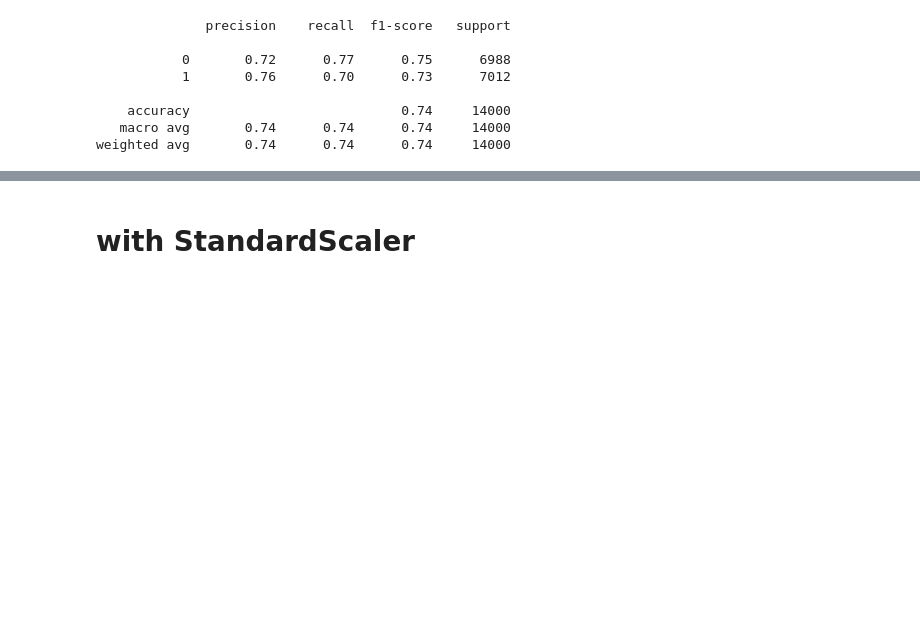
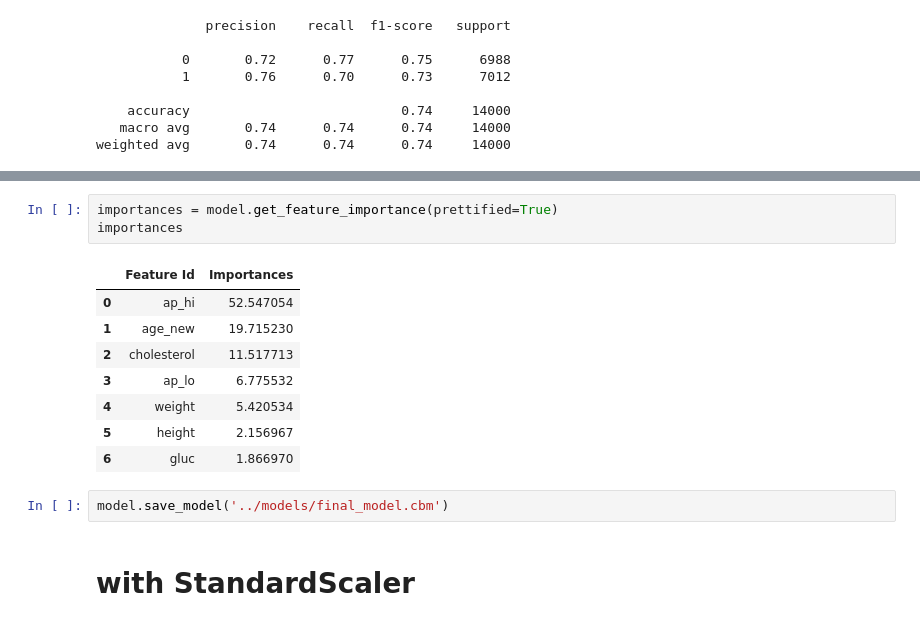
Before and after one commit to ART1X1/Predictive-analytics-for-assessing-the-risk-of-cardiovascular-diseases, a Jupyter notebook: Notebooks_V3/CatBoost.ipynb, the cells around one changed output, grey strips where cells are left out. Drawn from its saved outputs; the diff is of its cells as text; blank space fills up the shorter version.

```diff
--- a/Notebooks_V3/CatBoost.ipynb
+++ b/Notebooks_V3/CatBoost.ipynb
@@ -346,3 +354,17 @@ weighted avg       0.74      0.74      0.74     14000
+# %%
+importances = model.get_feature_importance(prettified=True)
+importances
+# %% [output]
+|  | Feature Id | Importances |
+| 0 | ap_hi | 52.547054 |
+| 1 | age_new | 19.715230 |
+| 2 | cholesterol | 11.517713 |
+| 3 | ap_lo | 6.775532 |
+| 4 | weight | 5.420534 |
+| 5 | height | 2.156967 |
+| 6 | gluc | 1.866970 |
+# %%
+model.save_model('../models/final_model.cbm')
 # %% [markdown]
 # with StandardScaler
 # %%
```
Also changed, not shown: parts of 2 cells of this notebook, 8 other files.
